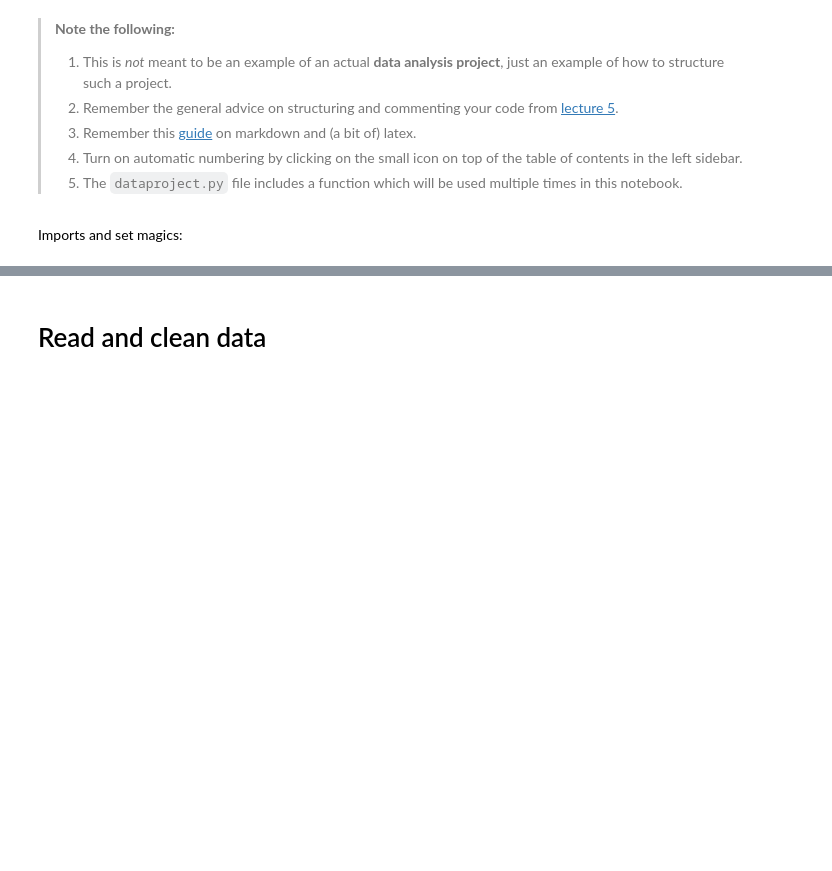
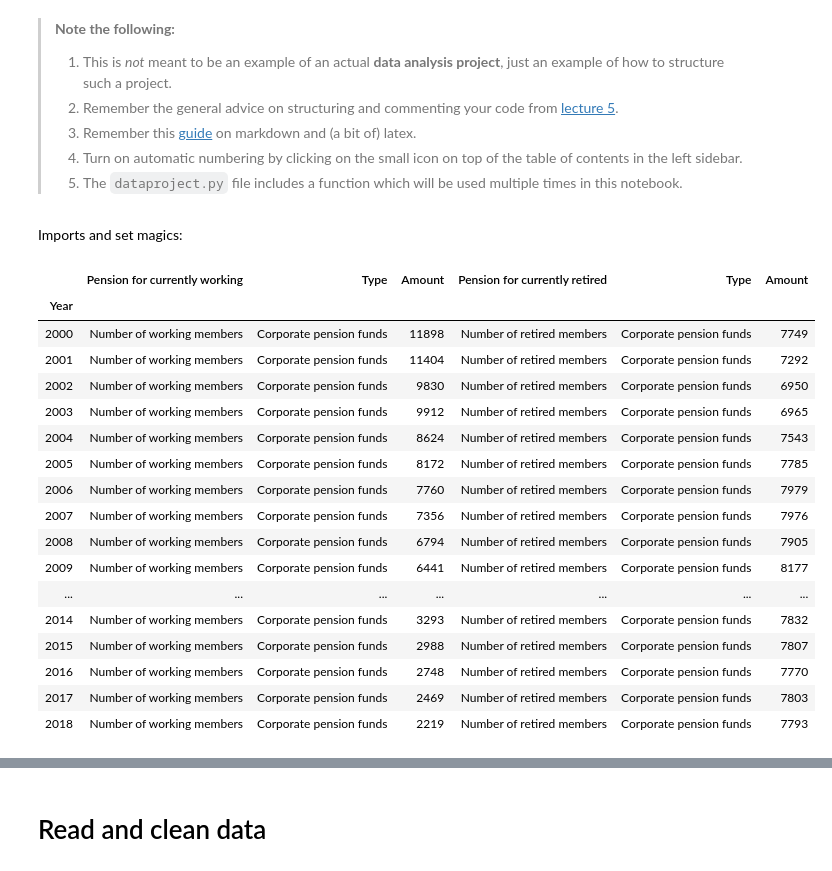
Before and after one commit to kzm266/projects-2020-group-60, a Jupyter notebook: dataproject/dataproject.ipynb, the cells around one changed output, grey strips where cells are left out. Saved outputs shown, nothing was run; the diff lists cells and outputs as text; code cells hidden in the pictures; blank space fills up the shorter version.

```diff
--- a/dataproject/dataproject.ipynb
+++ b/dataproject/dataproject.ipynb
@@ -9,3 +9,83 @@
 > 1. The `dataproject.py` file includes a function which will be used multiple times in this notebook.
 # %% [markdown]
 Imports and set magics:
+# %%
+#Installing programs in Anaconda Promt.
+#(1): pip install pandas-datareader
+#(2): pip install git+https://github.com/elben10/pydst
+
+#Importing used packages.
+import numpy as np
+import pandas as pd
+import pandas_datareader # install in (1).
+import pydst # install in (2).
+import matplotlib.pyplot as plt
+
+#DATACLEANING#
+
+#We use pydst to use an API to Denmark's statistics
+Dst = pydst.Dst(lang='en')
+Dst.get_subjects() #Used to see list of different datasets.
+tables = Dst.get_tables(subjects=['16']) #We choose the main dataset for "Money and credit markets".
+tables[tables.id == 'MPK49'] #We choose the subdataset for "Pension funds".
+Vars = Dst.get_variables(table_id='MPK49')
+
+#To find the variables we need, we inspect the table that we have imported:
+Vars.values
+
+
+#After picking out values, we can get our data:
+Data = Dst.get_data(table_id = 'MPK49', variables={'AKTPAS':['5180','5190','5200'], 'TID':['*'], 'TYPE':['*']})
+Data.rename(columns={'AKTPAS':'Assets & Liabilities','TID':'Year','TYPE':'Type','INDHOLD':'Amount'},inplace=True)
+
+Index = Data.set_index('Year')
+Sort = Index[['Assets & Liabilities','Type','Amount']]
+
+Corporate=Sort[Sort['Type']=='Corporate pension funds'].sort_values(['Year','Type'])
+Working = Corporate[Corporate['Assets & Liabilities']=='Number of working members'].sort_values(['Year','Type']).rename(columns={'Assets & Liabilities':'Currently working', 'Amount':'Average pension for currently working in DKK'})
+Retired = Corporate[Corporate['Assets & Liabilities']=='Number of retired members'].sort_values(['Year','Type']).rename(columns={'Assets & Liabilities':'Currently retired', 'Amount':'Average pension for currently retired in DKK'})
+
+#Retired_noyear = Retired[['Assets & Liabilities', 'Number of retired members']]
+
+#Concatenate the two tables:
+Concatenated_table = pd.concat([Working, Retired], axis=1)
+Concatenated_table
+
+
+
+
+
+
+#Removing the gender nicer look:
+Final_table = Concatenated_table[['Year','disposable_income_men','disposable_income_women']]
+
+#DATACLEANING COMPLETE#
+
+#APPLYING METHODS#
+
+#Creates a function with provides the difference between the genders in %:
+def f(x):
+    """Gives the procentual difference between the genders"""
+    return round((x['disposable_income_men']/x['disposable_income_women']-1)*100, 2)
+
+#Applying the function to the end of the table:
+Final_table['Difference in %']=Final_table.apply(f, axis=1)
+# %% [output]
+|  | Pension for currently working | Type | Amount | Pension for currently retired | Type | Amount |
+| Year |  |  |  |  |  |  |
+| 2000 | Number of working members | Corporate pension funds | 11898 | Number of retired members | Corporate pension funds | 7749 |
+| 2001 | Number of working members | Corporate pension funds | 11404 | Number of retired members | Corporate pension funds | 7292 |
+| 2002 | Number of working members | Corporate pension funds | 9830 | Number of retired members | Corporate pension funds | 6950 |
+| 2003 | Number of working members | Corporate pension funds | 9912 | Number of retired members | Corporate pension funds | 6965 |
+| 2004 | Number of working members | Corporate pension funds | 8624 | Number of retired members | Corporate pension funds | 7543 |
+| 2005 | Number of working members | Corporate pension funds | 8172 | Number of retired members | Corporate pension funds | 7785 |
+| 2006 | Number of working members | Corporate pension funds | 7760 | Number of retired members | Corporate pension funds | 7979 |
+| 2007 | Number of working members | Corporate pension funds | 7356 | Number of retired members | Corporate pension funds | 7976 |
+| 2008 | Number of working members | Corporate pension funds | 6794 | Number of retired members | Corporate pension funds | 7905 |
+| 2009 | Number of working members | Corporate pension funds | 6441 | Number of retired members | Corporate pension funds | 8177 |
+| ... | ... | ... | ... | ... | ... | ... |
+| 2014 | Number of working members | Corporate pension funds | 3293 | Number of retired members | Corporate pension funds | 7832 |
+| 2015 | Number of working members | Corporate pension funds | 2988 | Number of retired members | Corporate pension funds | 7807 |
+| 2016 | Number of working members | Corporate pension funds | 2748 | Number of retired members | Corporate pension funds | 7770 |
+| 2017 | Number of working members | Corporate pension funds | 2469 | Number of retired members | Corporate pension funds | 7803 |
+| 2018 | Number of working members | Corporate pension funds | 2219 | Number of retired members | Corporate pension funds | 7793 |
```
Also changed, not shown: parts of 8 cells of this notebook, 4 other files.
